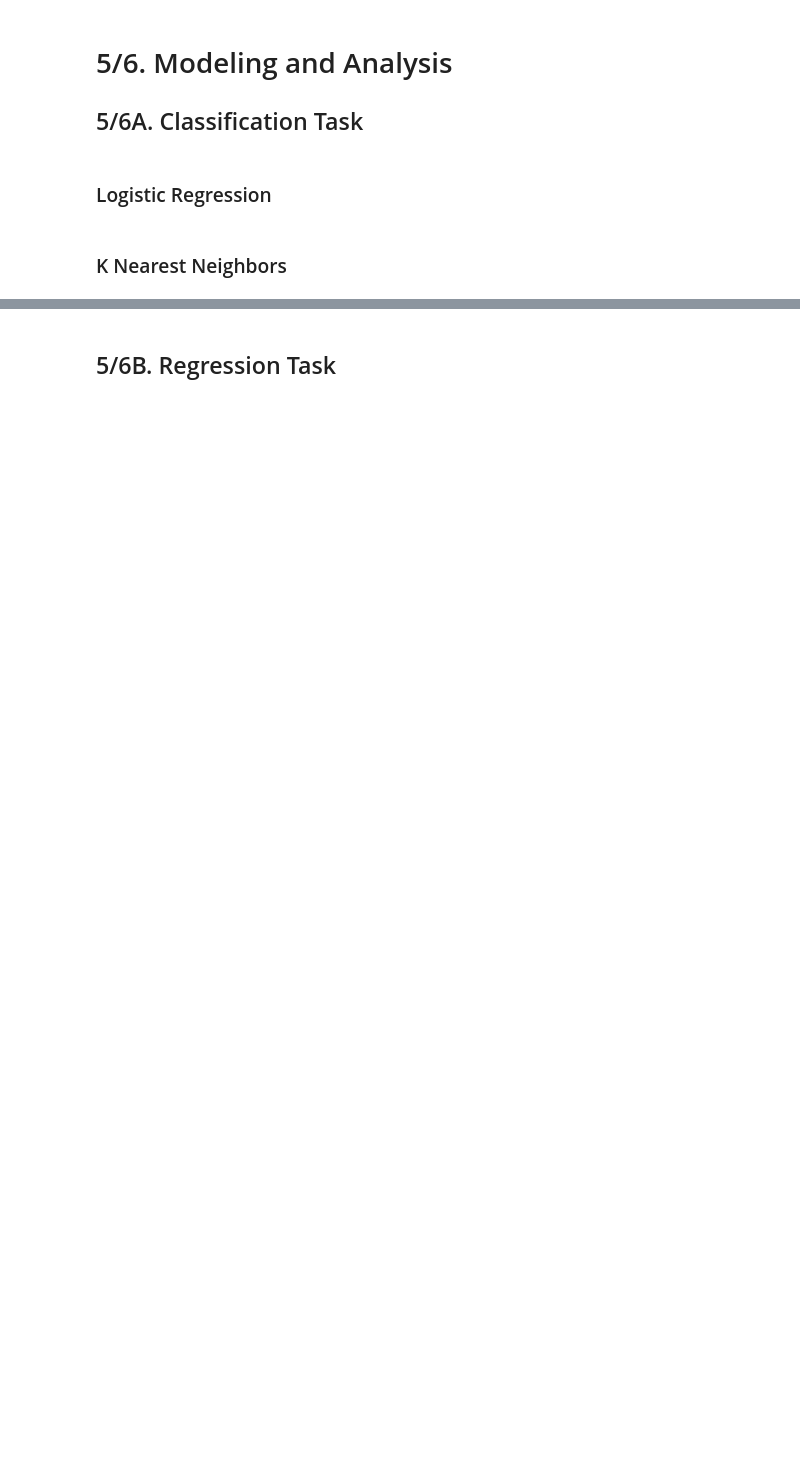
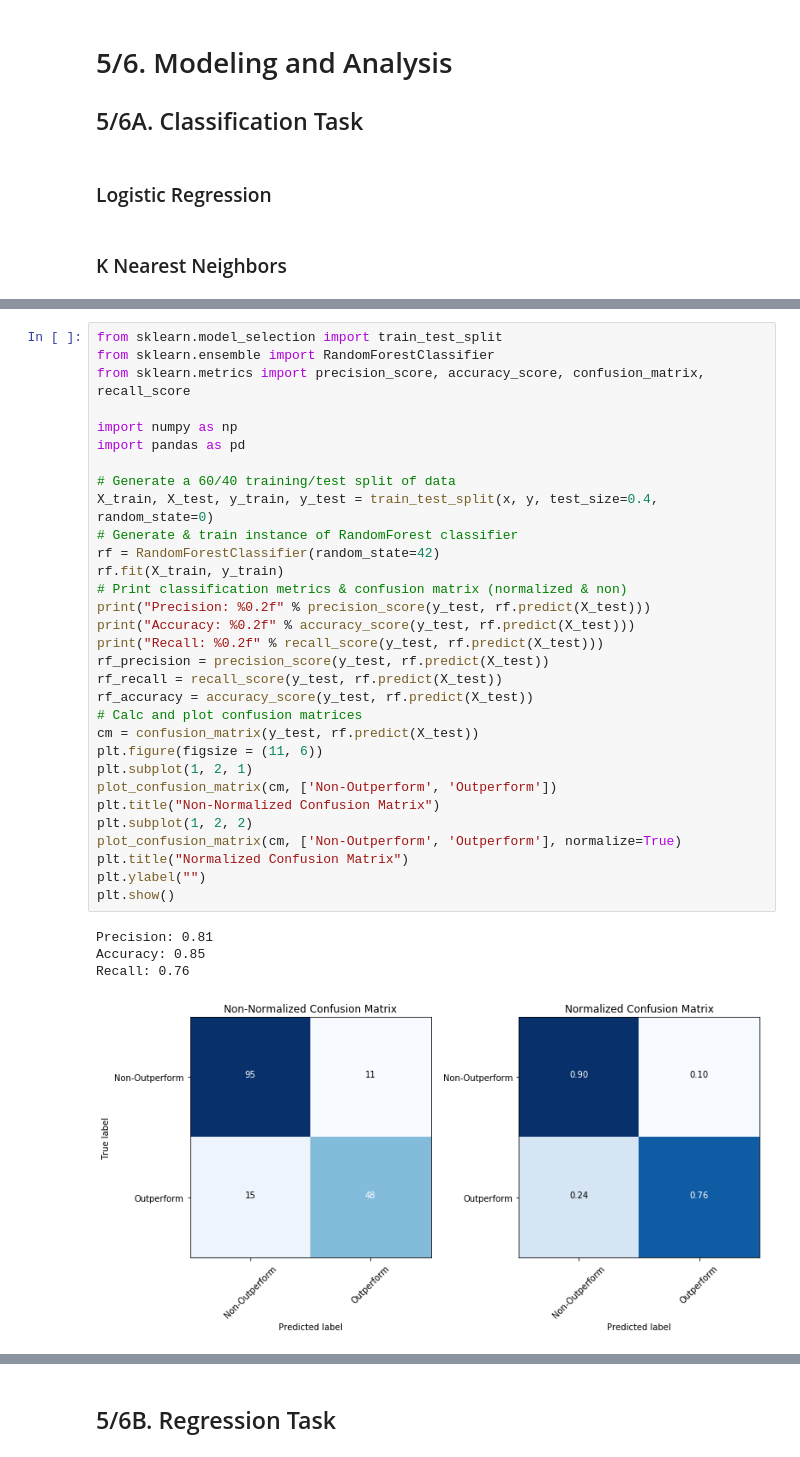
Before and after one commit to jeffweltman/MSDS7331, a Jupyter notebook: Lab 2 - Working/MSDS 7331 - Lab 2 - KassofWeltmanDickens.ipynb, the cells around one changed output, grey strips where cells are left out. Saved outputs shown, nothing was run; the diff lists cells and outputs as text; blank space fills up the shorter version.

```diff
--- a/Lab 2 - Working/MSDS 7331 - Lab 2 - KassofWeltmanDickens.ipynb
+++ b/Lab 2 - Working/MSDS 7331 - Lab 2 - KassofWeltmanDickens.ipynb
@@ -17,0 +87,36 @@
+# %%
+from sklearn.model_selection import train_test_split
+from sklearn.ensemble import RandomForestClassifier
+from sklearn.metrics import precision_score, accuracy_score, confusion_matrix, recall_score
+
+import numpy as np
+import pandas as pd
+
+# Generate a 60/40 training/test split of data
+X_train, X_test, y_train, y_test = train_test_split(x, y, test_size=0.4, random_state=0)
+# Generate & train instance of RandomForest classifier
+rf = RandomForestClassifier(random_state=42)
+rf.fit(X_train, y_train)
+# Print classification metrics & confusion matrix (normalized & non)
+print("Precision: %0.2f" % precision_score(y_test, rf.predict(X_test)))
+print("Accuracy: %0.2f" % accuracy_score(y_test, rf.predict(X_test)))
+print("Recall: %0.2f" % recall_score(y_test, rf.predict(X_test)))
+rf_precision = precision_score(y_test, rf.predict(X_test))
+rf_recall = recall_score(y_test, rf.predict(X_test))
+rf_accuracy = accuracy_score(y_test, rf.predict(X_test))
+# Calc and plot confusion matrices
+cm = confusion_matrix(y_test, rf.predict(X_test))
+plt.figure(figsize = (11, 6))
+plt.subplot(1, 2, 1)
+plot_confusion_matrix(cm, ['Non-Outperform', 'Outperform'])
+plt.title("Non-Normalized Confusion Matrix")
+plt.subplot(1, 2, 2)
+plot_confusion_matrix(cm, ['Non-Outperform', 'Outperform'], normalize=True)
+plt.title("Normalized Confusion Matrix")
+plt.ylabel("")
+plt.show()
+# %% [output]
+Precision: 0.81
+Accuracy: 0.85
+Recall: 0.76
+[figure, added]
```
Also changed, not shown: parts of 20 cells of this notebook, 2 other files.
